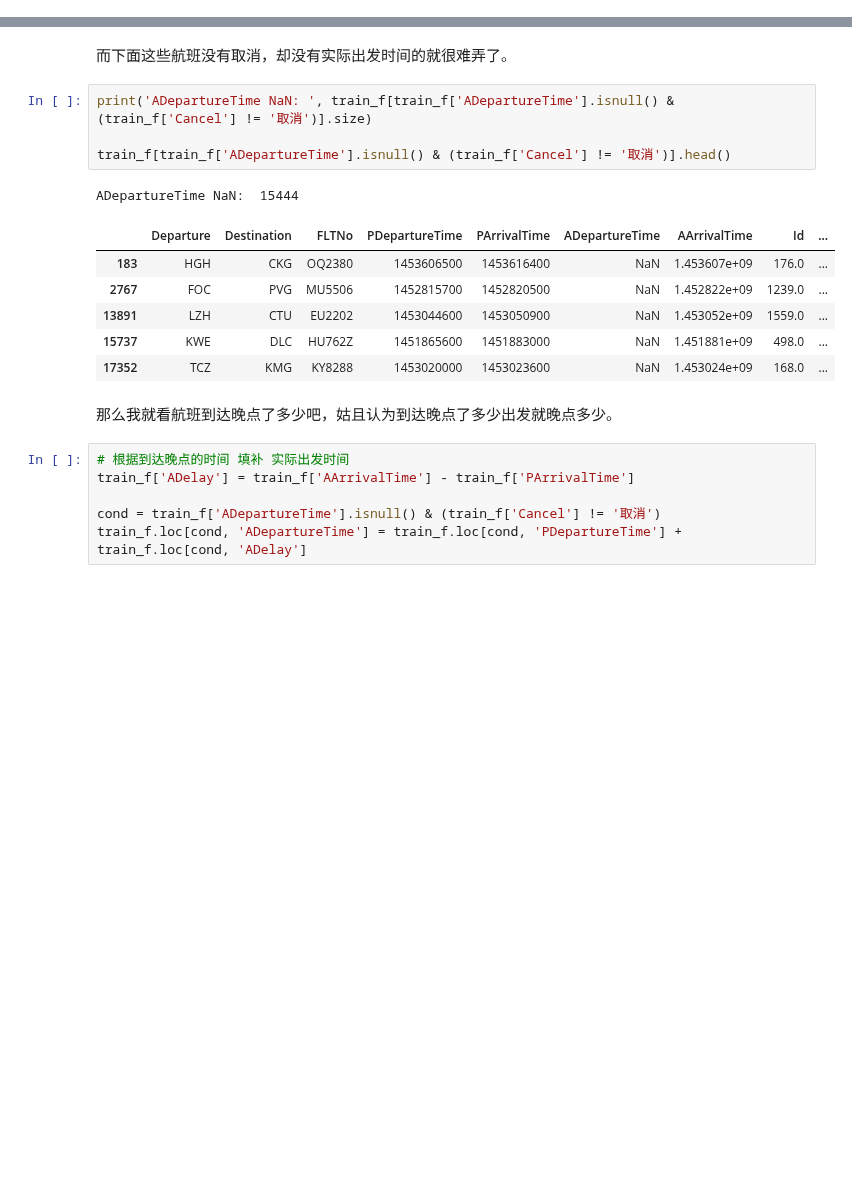
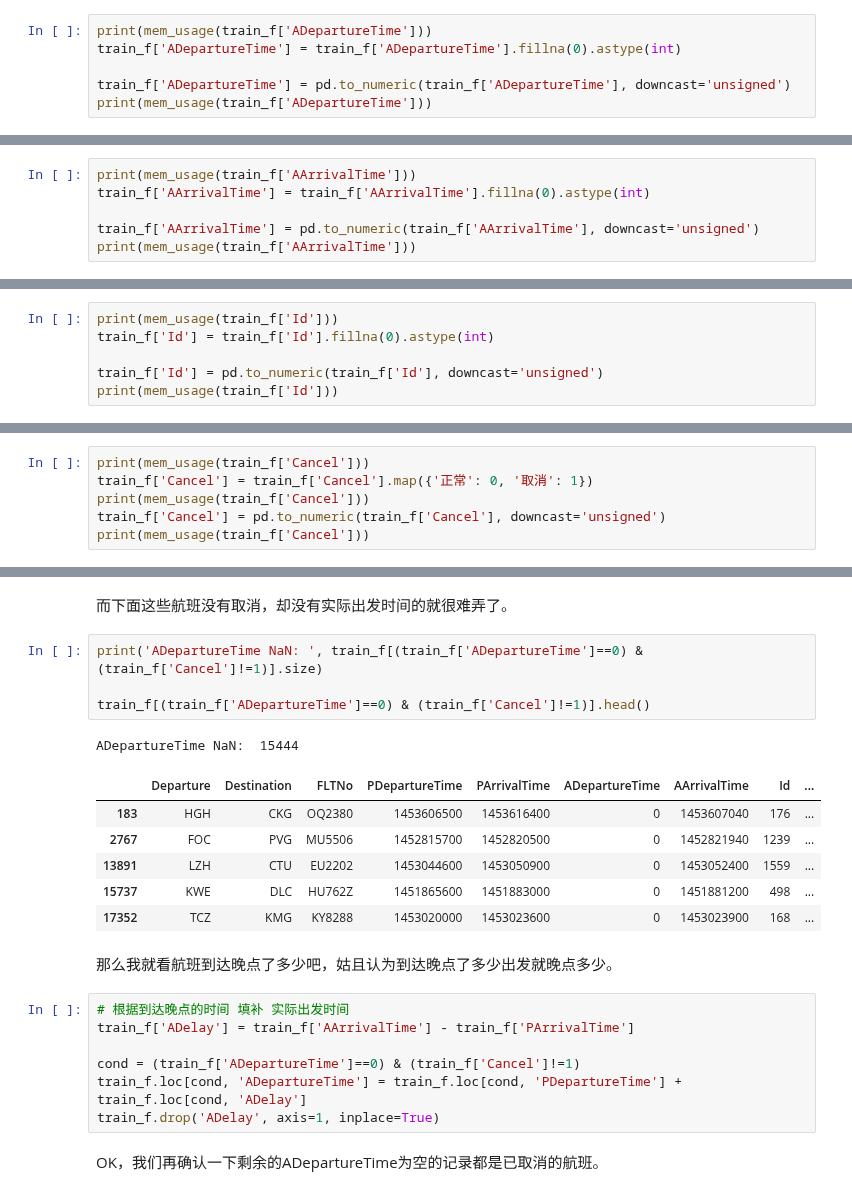
Before and after one commit to coder-ss/ml-learn, a Jupyter notebook: competition/ctrip-fight/data-flight-exploring.ipynb, the cells around one changed output, grey strips where cells are left out. Drawn from its saved outputs; the diff is of its cells as text; blank space fills up the shorter version.

```diff
--- a/competition/ctrip-fight/data-flight-exploring.ipynb
+++ b/competition/ctrip-fight/data-flight-exploring.ipynb
@@ -57,0 +113,6 @@ train_f.head()
+# %%
+print(mem_usage(train_f['ADepartureTime']))
+train_f['ADepartureTime'] = train_f['ADepartureTime'].fillna(0).astype(int)
+
+train_f['ADepartureTime'] = pd.to_numeric(train_f['ADepartureTime'], downcast='unsigned')
+print(mem_usage(train_f['ADepartureTime']))
@@ -57,0 +122,6 @@ train_f.head()
+# %%
+print(mem_usage(train_f['AArrivalTime']))
+train_f['AArrivalTime'] = train_f['AArrivalTime'].fillna(0).astype(int)
+
+train_f['AArrivalTime'] = pd.to_numeric(train_f['AArrivalTime'], downcast='unsigned')
+print(mem_usage(train_f['AArrivalTime']))
@@ -57,0 +135,6 @@ train_f.head()
+# %%
+print(mem_usage(train_f['Id']))
+train_f['Id'] = train_f['Id'].fillna(0).astype(int)
+
+train_f['Id'] = pd.to_numeric(train_f['Id'], downcast='unsigned')
+print(mem_usage(train_f['Id']))
@@ -57,0 +148,6 @@ train_f.head()
+# %%
+print(mem_usage(train_f['Cancel']))
+train_f['Cancel'] = train_f['Cancel'].map({'正常': 0, '取消': 1})
+print(mem_usage(train_f['Cancel']))
+train_f['Cancel'] = pd.to_numeric(train_f['Cancel'], downcast='unsigned')
+print(mem_usage(train_f['Cancel']))
@@ -96,23 +268,26 @@ ADepartureTime NaN:  2912418
 # %% [markdown]
 而下面这些航班没有取消，却没有实际出发时间的就很难弄了。
 # %%
-print('ADepartureTime NaN: ', train_f[train_f['ADepartureTime'].isnull() & (train_f['Cancel'] != '取消')].size)
+print('ADepartureTime NaN: ', train_f[(train_f['ADepartureTime']==0) & (train_f['Cancel']!=1)].size)
 
-train_f[train_f['ADepartureTime'].isnull() & (train_f['Cancel'] != '取消')].head()
+train_f[(train_f['ADepartureTime']==0) & (train_f['Cancel']!=1)].head()
 # %% [output]
 ADepartureTime NaN:  15444
 |  | Departure | Destination | FLTNo | PDepartureTime | PArrivalTime | ADepartureTime | AArrivalTime | Id | ... |
-| 183 | HGH | CKG | OQ2380 | 1453606500 | 1453616400 | NaN | 1.453607e+09 | 176.0 | ... |
-| 2767 | FOC | PVG | MU5506 | 1452815700 | 1452820500 | NaN | 1.452822e+09 | 1239.0 | ... |
-| 13891 | LZH | CTU | EU2202 | 1453044600 | 1453050900 | NaN | 1.453052e+09 | 1559.0 | ... |
-| 15737 | KWE | DLC | HU762Z | 1451865600 | 1451883000 | NaN | 1.451881e+09 | 498.0 | ... |
-| 17352 | TCZ | KMG | KY8288 | 1453020000 | 1453023600 | NaN | 1.453024e+09 | 168.0 | ... |
+| 183 | HGH | CKG | OQ2380 | 1453606500 | 1453616400 | 0 | 1453607040 | 176 | ... |
+| 2767 | FOC | PVG | MU5506 | 1452815700 | 1452820500 | 0 | 1452821940 | 1239 | ... |
+| 13891 | LZH | CTU | EU2202 | 1453044600 | 1453050900 | 0 | 1453052400 | 1559 | ... |
+| 15737 | KWE | DLC | HU762Z | 1451865600 | 1451883000 | 0 | 1451881200 | 498 | ... |
+| 17352 | TCZ | KMG | KY8288 | 1453020000 | 1453023600 | 0 | 1453023900 | 168 | ... |
 # %% [markdown]
 那么我就看航班到达晚点了多少吧，姑且认为到达晚点了多少出发就晚点多少。
 # %%
 # 根据到达晚点的时间 填补 实际出发时间
 train_f['ADelay'] = train_f['AArrivalTime'] - train_f['PArrivalTime']
 
-cond = train_f['ADepartureTime'].isnull() & (train_f['Cancel'] != '取消')
+cond = (train_f['ADepartureTime']==0) & (train_f['Cancel']!=1)
 train_f.loc[cond, 'ADepartureTime'] = train_f.loc[cond, 'PDepartureTime'] + train_f.loc[cond, 'ADelay']
+train_f.drop('ADelay', axis=1, inplace=True)
+# %% [markdown]
+OK，我们再确认一下剩余的ADepartureTime为空的记录都是已取消的航班。
 # %%
```
Also changed, not shown: parts of 49 cells of this notebook, 1 other file.
